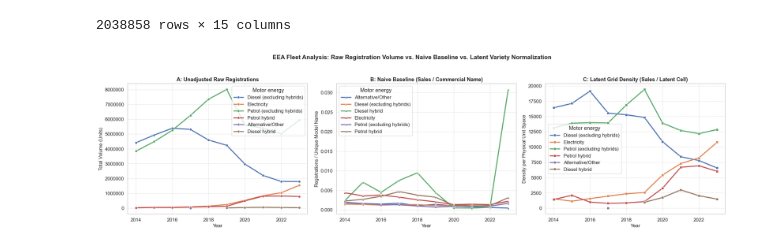
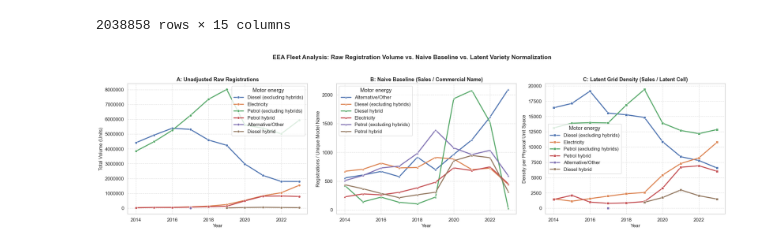
Before and after one commit to GianlucaRigatti/dataviz-project, a Jupyter notebook: technical_report/autoencoder_normalisation.ipynb, the cells around one changed output. Drawn from its saved outputs; the diff is of its cells as text; code cells hidden in the pictures.

Commit message:
Refactor baseline normalisation notebook to include PySpark and pandas implementations, update filtering criteria, and compute baseline metrics for unique consumer choices and registrations.

```diff
--- a/technical_report/autoencoder_normalisation.ipynb
+++ b/technical_report/autoencoder_normalisation.ipynb
@@ -191,10 +191,9 @@ by_motor = (
 
 baseline_summary = (
     by_motor
-    # .unionByName(all_motor)
     .withColumn(
         "baseline_normalized_registrations",
-        F.col("unique_choices") / F.col("registrations_count")
+        F.col("registrations_count") / F.col("unique_choices")
     )
     .orderBy("TIME_PERIOD", "Motor energy")
 )
@@ -227,34 +226,34 @@ sns.lineplot(
     ax=axes[1]
 )
 axes[1].set_title("B: Naive Baseline (Sales / Commercial Name)", fontweight="bold", fontsize=13)
 axes[1].set_xlabel("Year", fontsize=12)
 axes[1].set_ylabel("Registrations / Unique Model Name", fontsize=12)
 axes[1].grid(True, linestyle="--", alpha=0.6)
 
 sns.lineplot(
     data=norm_summary,
     x="TIME_PERIOD",
     y="normalized_registrations",
     hue="Motor energy",
     marker="s",
     linewidth=2.5,
     ax=axes[2]
 )
 axes[2].set_title("C: Latent Grid Density (Sales / Latent Cell)", fontweight="bold", fontsize=13)
 axes[2].set_xlabel("Year", fontsize=12)
 axes[2].set_ylabel("Density per Physical Unit Space", fontsize=12)
 axes[2].grid(True, linestyle="--", alpha=0.6)
 
 plt.suptitle(
     "EEA Fleet Analysis: Raw Registration Volume vs. Naive Baseline vs. Latent Variety Normalization",
     y=1.03,
     fontweight="bold",
     fontsize=15
 )
 plt.tight_layout()
 plt.show()
 # %% [output]
-[figure, old version]
+[figure, new version]
 # %%
 import plotly.graph_objects as go
 from plotly.subplots import make_subplots
```
Also changed, not shown: 8 other files.
